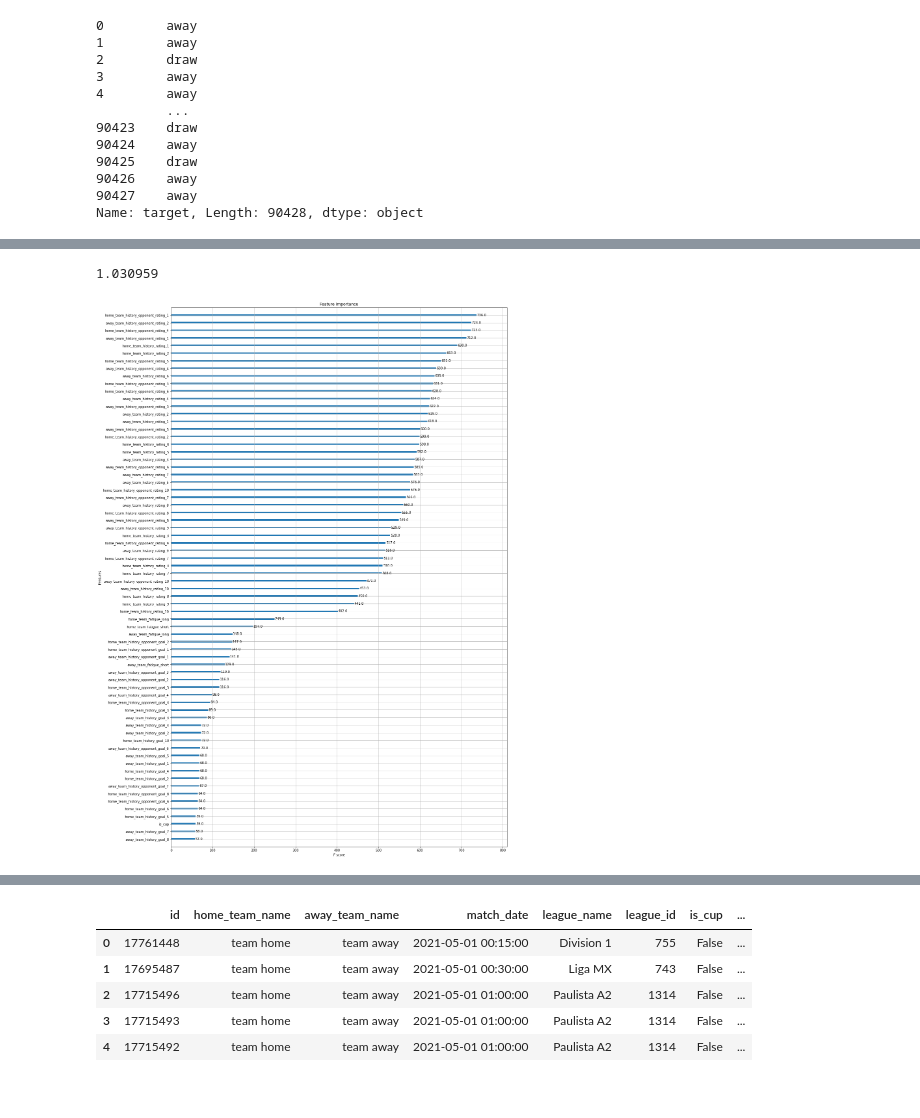
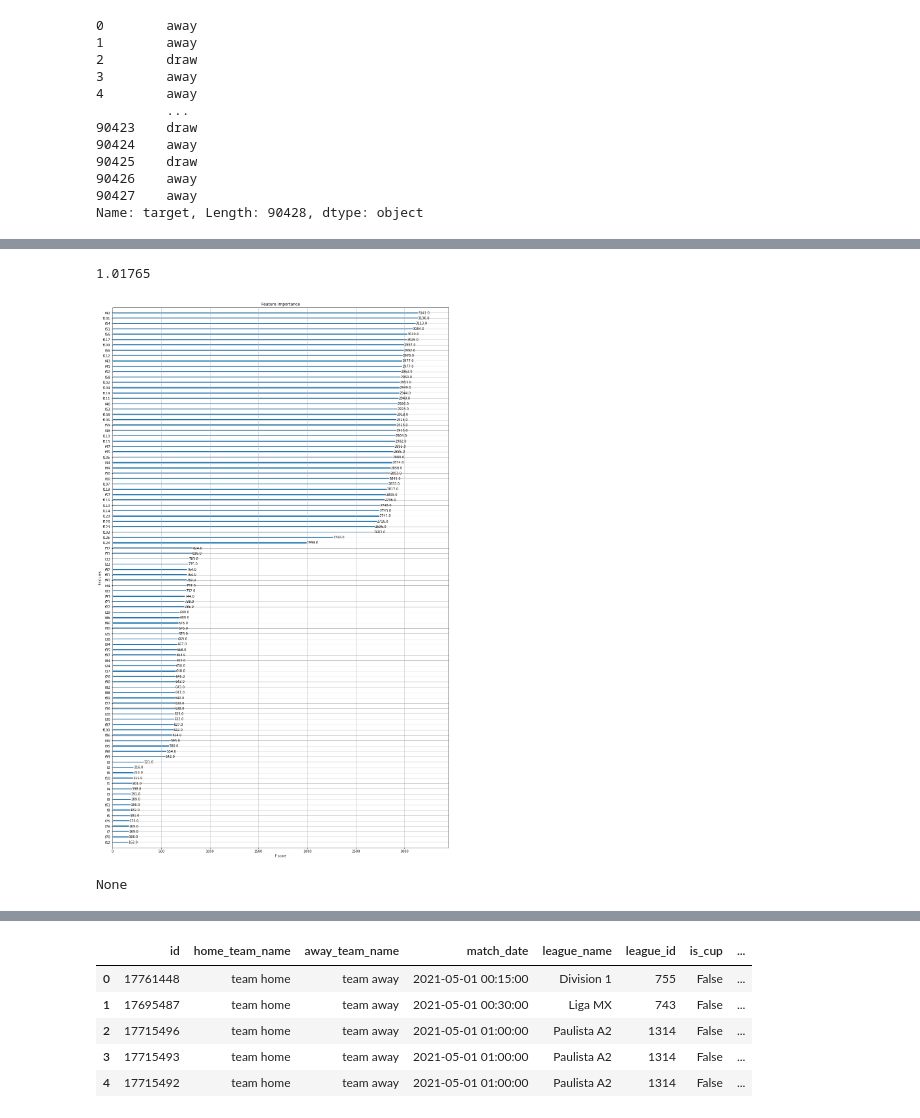
Before and after one commit to joshwein96/deep-learning-lab, a Jupyter notebook: DLLJoshuapreprocessing.ipynb, the cells around one changed output, grey strips where cells are left out. Saved outputs shown, nothing was run; the diff lists cells and outputs as text; code cells hidden in the pictures.

```diff
--- a/DLLJoshuapreprocessing.ipynb
+++ b/DLLJoshuapreprocessing.ipynb
@@ -320,16 +336,20 @@ d_test = xgb.DMatrix(X_valid, y_valid)
 # %%
 config = {
     'booster': 'gbtree',
-    'max_depth': 5,
-    'learning_rate': 0.008320715488207136,
+    'max_depth': 7,
+    'learning_rate': 0.028330,
     'min_split_loss': 0.01,
-    'min_child_weight': 5,
-    'subsample': 0.626388813368673,
-    'colsample_bytree': 0.25,
+    'min_child_weight': 1,
+    'subsample': 0.716388813368673,
+    'colsample_bytree': 1,
     'objective': 'multi:softprob',
     'num_class': 3,
     'eval_metric':'mlogloss'
     }
 
-num_round = 300
+num_round = 1000
+
 evallist = [(d_train, 'train'), (d_test, 'eval')]
+# %%
+model=xgb.Booster()
+model.load_model('final_model')
@@ -342,6 +364,6 @@ True
 from wandb.xgboost import wandb_callback
 # %%
 results={}
-wandb.init(project='DLL-Project', name='finished_feature_engineering',config=config)
-bst = xgb.train(config, d_train, num_round, evallist, evals_result=results, early_stopping_rounds=30,callbacks=[wandb_callback()])
+wandb.init(project='DLL-Project', name='promising_try',config=config)
+bst = xgb.train(config, d_train, num_round, evallist, evals_result=results, early_stopping_rounds=100)
 # %% [output]
@@ -381,12 +392,16 @@ Will train until eval-mlogloss hasn't improved in 30 rounds.
 # %%
-print(results['eval']['mlogloss'][-1])
+print(results['eval']['mlogloss'][400])
 # %% [output]
-1.030959
+1.01765
 # %%
-xgb.plot_importance(bst, max_num_features=70)
+xgb.plot_importance(model, max_num_features=100)
 fig = plt.gcf()
 fig.set_size_inches(18.5, 30.5)
 # %% [output]
-[figure, old version]
+[figure, new version]
+# %%
+print(model.feature_names)
+# %% [output]
+None
 # %%
 dftest = pd.read_csv(r"C:\Users\joshu\sciebo\10. Semester\DLLab\football-match-probability-prediction\test.csv", low_memory=False)
```
Also changed, not shown: parts of 28 cells of this notebook, 4 other files.
